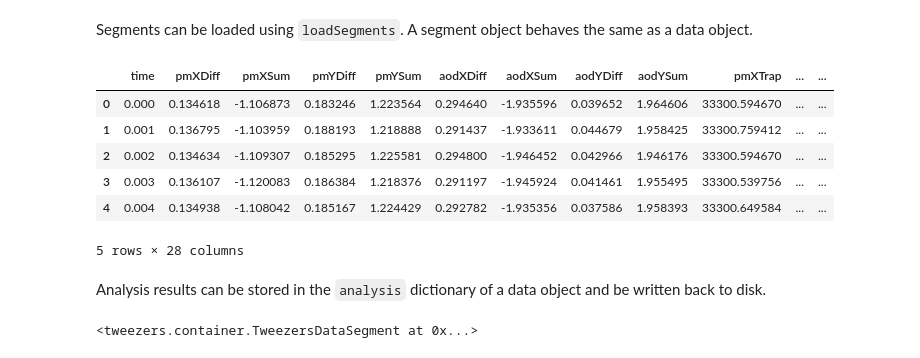
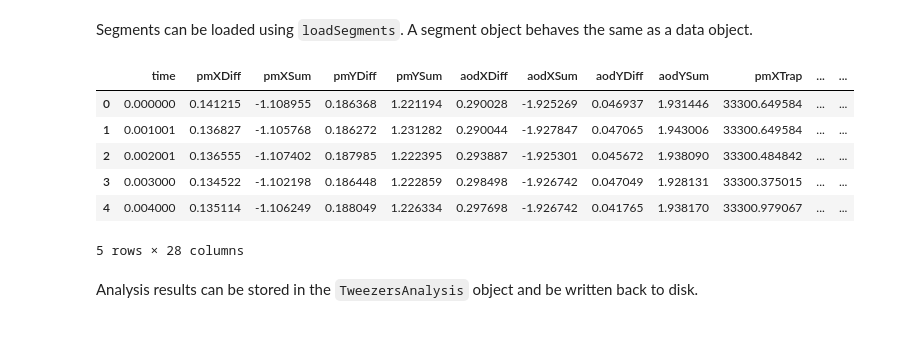
Before and after one commit to DollSimon/tweezers, a Jupyter notebook: notebooks/Introduction.ipynb, the cells around one changed output. Cells and saved outputs as stored; diff of their text form; code cells hidden in the pictures.

Commit message:
ENH: - varied loading data scheme, simpler now, TweezersDataCollection does all the findID stuff itself - new TweezersAnalysisCollection - much improved segment selection with Qt GUI

```diff
--- a/notebooks/Introduction.ipynb
+++ b/notebooks/Introduction.ipynb
@@ -71,3 +66,5 @@ tc = loadIds(ids)
+# %%
+tc = TweezersDataCollection.load('../tweezers/data')
 # %% [markdown]
 ## Looking at the data
 
@@ -141,4 +138,4 @@ Here, the data is analysed which could be necessary if the corresponding quantit
 # %% [markdown]
 One can define segments of interest in the data.
 # %%
-SegmentSelector(tc)
+runSegmentSelector(tc)
@@ -149,20 +142,15 @@ SegmentSelector(tc)
 # %% [markdown]
 Segments can be loaded using `loadSegments`. A segment object behaves the same as a data object.
 # %%
-ts = loadSegments(tc)
-ts[0][0].data.head()
+ts = tc[0][0].getSegment(0)
+ts.data.head()
 # %% [output]
 |  | time | pmXDiff | pmXSum | pmYDiff | pmYSum | aodXDiff | aodXSum | aodYDiff | aodYSum | pmXTrap | ... | ... |
-| 0 | 0.000 | 0.134618 | -1.106873 | 0.183246 | 1.223564 | 0.294640 | -1.935596 | 0.039652 | 1.964606 | 33300.594670 | ... | ... |
-| 1 | 0.001 | 0.136795 | -1.103959 | 0.188193 | 1.218888 | 0.291437 | -1.933611 | 0.044679 | 1.958425 | 33300.759412 | ... | ... |
-| 2 | 0.002 | 0.134634 | -1.109307 | 0.185295 | 1.225581 | 0.294800 | -1.946452 | 0.042966 | 1.946176 | 33300.594670 | ... | ... |
-| 3 | 0.003 | 0.136107 | -1.120083 | 0.186384 | 1.218376 | 0.291197 | -1.945924 | 0.041461 | 1.955495 | 33300.539756 | ... | ... |
-| 4 | 0.004 | 0.134938 | -1.108042 | 0.185167 | 1.224429 | 0.292782 | -1.935356 | 0.037586 | 1.958393 | 33300.649584 | ... | ... |
+| 0 | 0.000000 | 0.141215 | -1.108955 | 0.186368 | 1.221194 | 0.290028 | -1.925269 | 0.046937 | 1.931446 | 33300.649584 | ... | ... |
+| 1 | 0.001001 | 0.136827 | -1.105768 | 0.186272 | 1.231282 | 0.290044 | -1.927847 | 0.047065 | 1.943006 | 33300.649584 | ... | ... |
+| 2 | 0.002001 | 0.136555 | -1.107402 | 0.187985 | 1.222395 | 0.293887 | -1.925301 | 0.045672 | 1.938090 | 33300.484842 | ... | ... |
+| 3 | 0.003000 | 0.134522 | -1.102198 | 0.186448 | 1.222859 | 0.298498 | -1.926742 | 0.047049 | 1.928131 | 33300.375015 | ... | ... |
+| 4 | 0.004000 | 0.135114 | -1.106249 | 0.188049 | 1.226334 | 0.297698 | -1.926742 | 0.041765 | 1.938170 | 33300.979067 | ... | ... |
 5 rows × 28 columns
 # %% [markdown]
-Analysis results can be stored in the `analysis` dictionary of a data object and be written back to disk.
+Analysis results can be stored in the `TweezersAnalysis` object and be written back to disk.
-# %%
-ts[0][0].analysis['result'] = 'new science'
-ts[0][0].save()
-# %% [output]
-<tweezers.container.TweezersDataSegment at 0x...>
```
Also changed, not shown: parts of 4 cells of this notebook, 27 other files.
